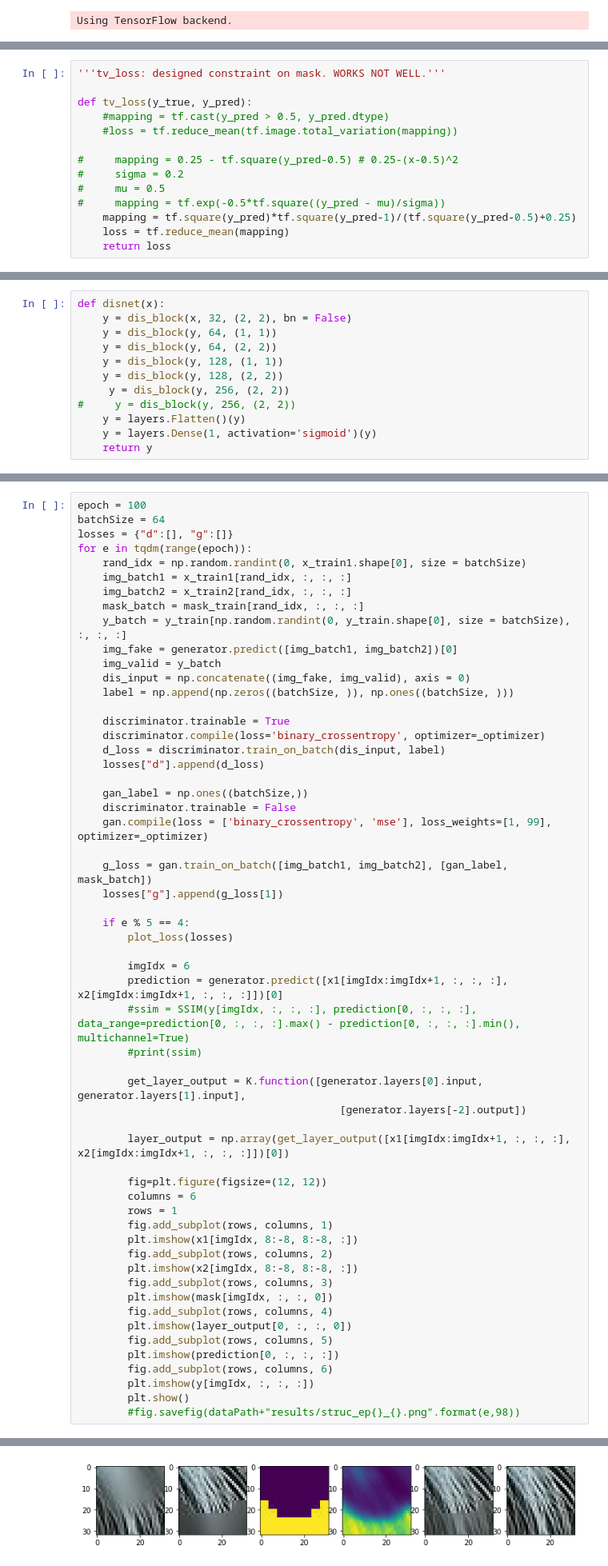
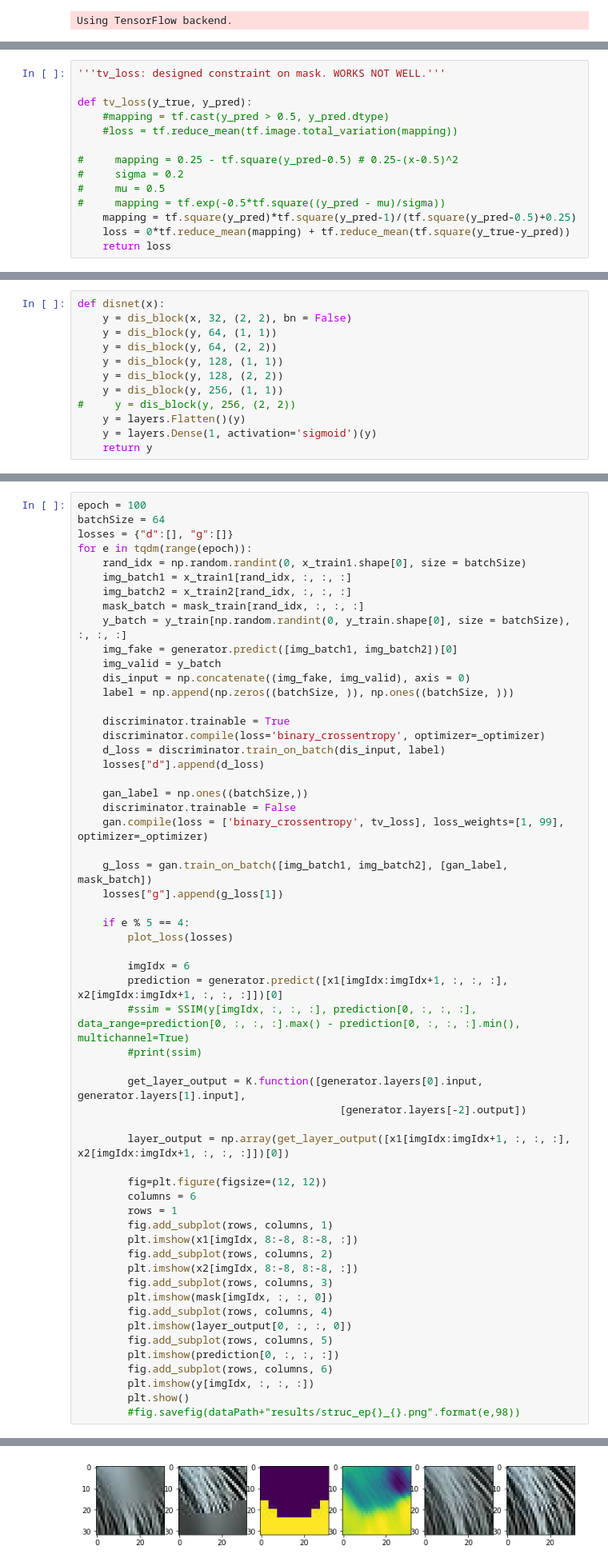
Before and after one commit to cianhwang/FusionNet, a Jupyter notebook: fusionnet.ipynb, the cells around one changed output, grey strips where cells are left out. Shown at 80% size. Cells and saved outputs as stored; diff of their text form.

```diff
--- a/fusionnet.ipynb
+++ b/fusionnet.ipynb
@@ -108,7 +108,7 @@ def tv_loss(y_true, y_pred):
 #     mu = 0.5
 #     mapping = tf.exp(-0.5*tf.square((y_pred - mu)/sigma))
     mapping = tf.square(y_pred)*tf.square(y_pred-1)/(tf.square(y_pred-0.5)+0.25)
-    loss = tf.reduce_mean(mapping)
+    loss = 0*tf.reduce_mean(mapping) + tf.reduce_mean(tf.square(y_true-y_pred))
     return loss
 # %%
 # '''train on generator using MSE of pred & mask.'''
@@ -156,7 +156,7 @@ def disnet(x):
     y = dis_block(y, 64, (2, 2))
     y = dis_block(y, 128, (1, 1))
     y = dis_block(y, 128, (2, 2))
-     y = dis_block(y, 256, (2, 2))
+    y = dis_block(y, 256, (1, 1))
 #     y = dis_block(y, 256, (2, 2))
     y = layers.Flatten()(y)
     y = layers.Dense(1, activation='sigmoid')(y)
@@ -265,7 +265,7 @@ for e in tqdm(range(epoch)):
 
     gan_label = np.ones((batchSize,))
     discriminator.trainable = False
-    gan.compile(loss = ['binary_crossentropy', 'mse'], loss_weights=[1, 99], optimizer=_optimizer)
+    gan.compile(loss = ['binary_crossentropy', tv_loss], loss_weights=[1, 99], optimizer=_optimizer)
 
     g_loss = gan.train_on_batch([img_batch1, img_batch2], [gan_label, mask_batch])
     losses["g"].append(g_loss[1])
@@ -307 +307 @@ for e in tqdm(range(epoch)):
-[figure, old version]
+[figure, new version]
```
Also changed, not shown: parts of 3 cells of this notebook, 1 other file.
